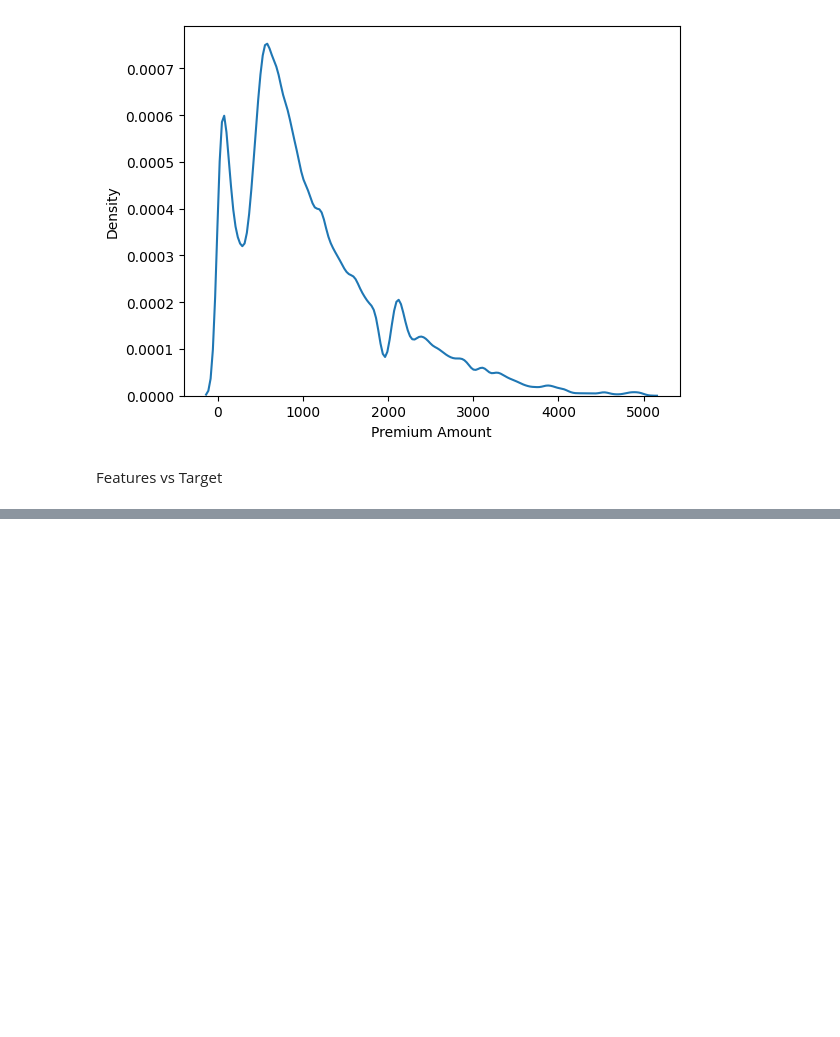
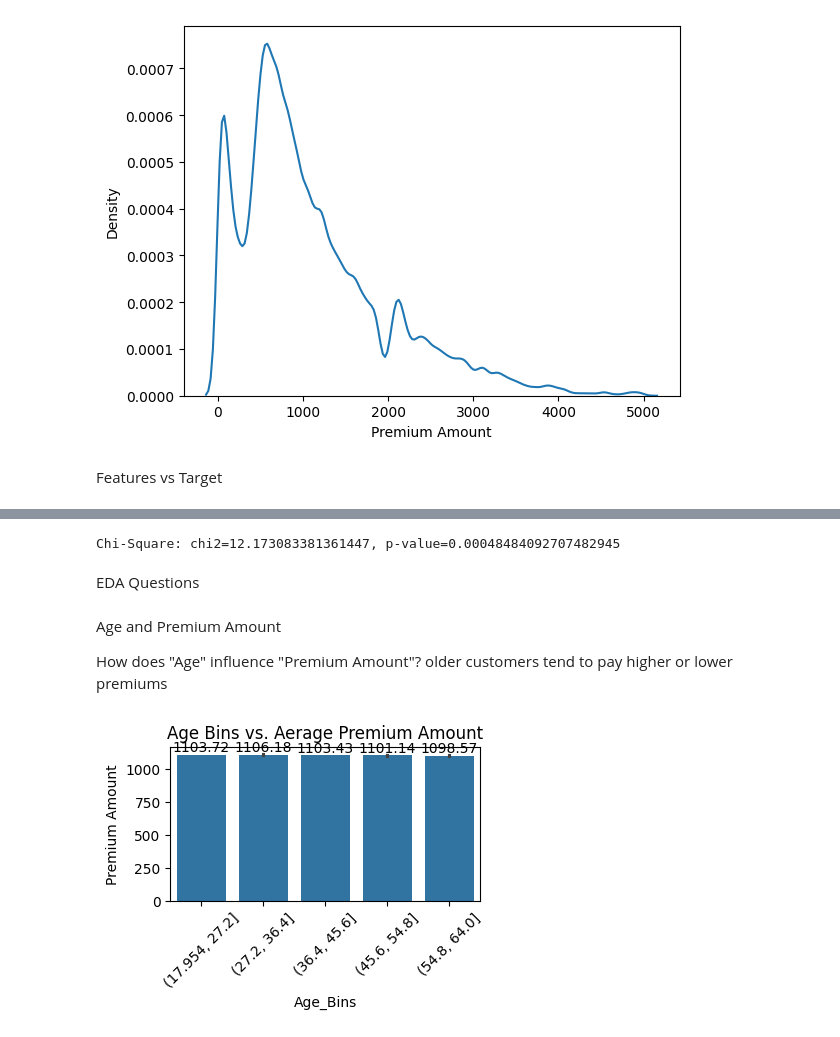
Before and after one commit to Mahaa-Lakshmi/SmartPremium, a Jupyter notebook: notebooks/EDA.ipynb, the cells around one changed output, grey strips where cells are left out. Drawn from its saved outputs; the diff is of its cells as text; code cells hidden in the pictures; blank space fills up the shorter version.

```diff
--- a/notebooks/EDA.ipynb
+++ b/notebooks/EDA.ipynb
@@ -334,0 +337,36 @@ df_test=
+# %%
+# Chi-Square (Example: Gender vs. Smoking Status)
+if 'Gender' in data.columns and 'Smoking Status' in data.columns:
+    contingency = pd.crosstab(data['Gender'], data['Smoking Status'])
+    chi2, p, dof, expected = stats.chi2_contingency(contingency)
+    print(f"Chi-Square: chi2={chi2}, p-value={p}")
+# %% [output]
+Chi-Square: chi2=12.173083381361447, p-value=0.00048484092707482945
+# %% [markdown]
+EDA Questions
+# %%
+# Data Cleaning (Basic - Imputation with median for numerical, mode for categorical)
+numerical_cols = data.select_dtypes(include=['number']).columns
+categorical_cols = data.select_dtypes(include=['object']).columns
+
+for col in numerical_cols:
+    data[col].fillna(data[col].mean(), inplace=True)
+for col in categorical_cols:
+    data[col].fillna(data[col].mode()[0], inplace=True)
+# %% [markdown]
+Age and Premium Amount
+
+How does "Age" influence "Premium Amount"? older customers tend to pay higher or lower premiums
+# %%
+sample_data=data.copy()
+# %%
+sample_data['Age_Bins'] = pd.cut(sample_data['Age'], bins=5)
+
+plt.figure(figsize=(4,2))
+ax=sns.barplot(x='Age_Bins', y='Premium Amount', data=sample_data)
+ax.bar_label(ax.containers[0], fontsize=10)
+plt.title('Age Bins vs. Aerage Premium Amount')
+plt.xticks(rotation=45)
+plt.show()
+# %% [output]
+[figure, added]
```
Also changed, not shown: parts of 30 cells of this notebook, 1 other file.
